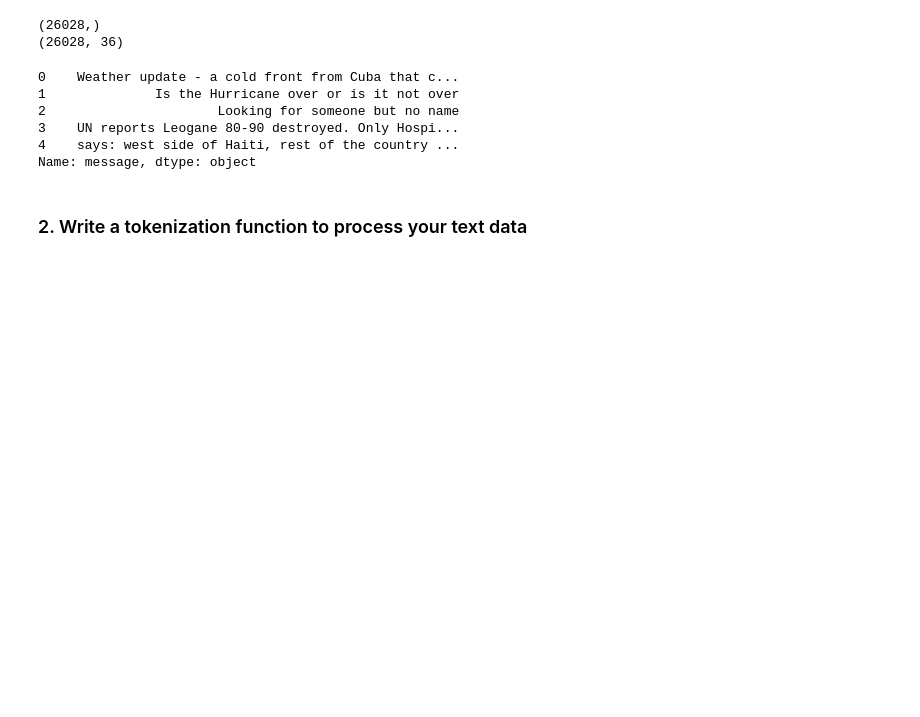
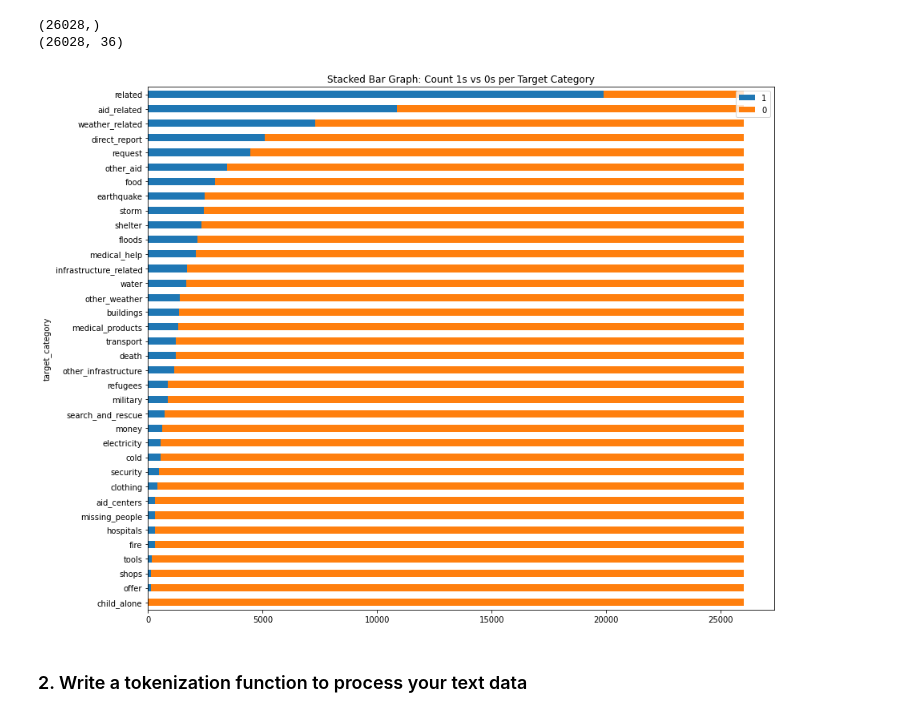
Before and after one commit to do-y-lee/ml-disaster-response-pipeline-demo, a Jupyter notebook: ML Pipeline Preparation.ipynb, the cells around one changed output. Drawn from its saved outputs; the diff is of its cells as text; code cells hidden in the pictures; blank space fills up the shorter version.

```diff
--- a/ML Pipeline Preparation.ipynb
+++ b/ML Pipeline Preparation.ipynb
@@ -80,15 +82,32 @@ print(y.shape)
 # %% [output]
 (26028,)
 (26028, 36)
-# %%
-X.head()
-# %% [output]
-0    Weather update - a cold front from Cuba that c...
-1              Is the Hurricane over or is it not over
-2                      Looking for someone but no name
-3    UN reports Leogane 80-90 destroyed. Only Hospi...
-4    says: west side of Haiti, rest of the country ...
-Name: message, dtype: object
+# %%
+cnt_1 = []
+cnt_0 = []
+row_cnt = y.shape[0]
+
+for column in y.columns:
+    count_of_ones = y[column].sum()
+    cnt_1.append(count_of_ones)
+    count_of_zeros = row_cnt - count_of_ones
+    cnt_0.append(count_of_zeros)
+
+df = pd.DataFrame({'1': cnt_1, '0': cnt_0})
+df.index = y.columns
+df = df.reset_index().rename(columns={'index': 'target_category'})
+df = df.sort_values(by='1')
+
+# plot target categories: stacked bars of 1s vs 0s
+df.plot(
+  x = 'target_category',
+  kind = 'barh',
+  stacked = True,
+  title = 'Stacked Bar Graph: Count 1s vs 0s per Target Category',
+  mark_right = True,
+  figsize=(14, 12));
+# %% [output]
+[figure, added]
 # %% [markdown]
 ### 2. Write a tokenization function to process your text data
 # %%
```
Also changed, not shown: parts of 1 cell of this notebook, 4 other files.
